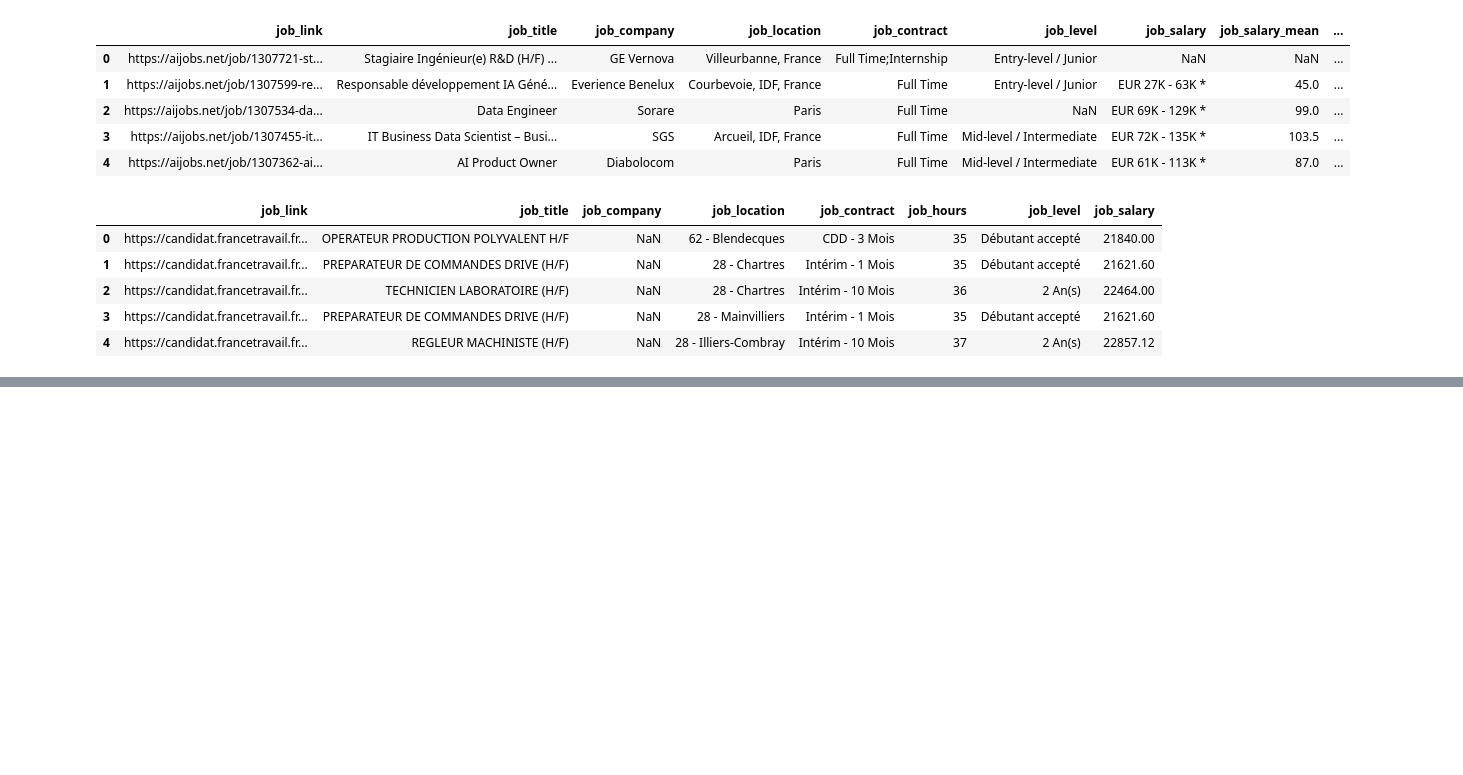
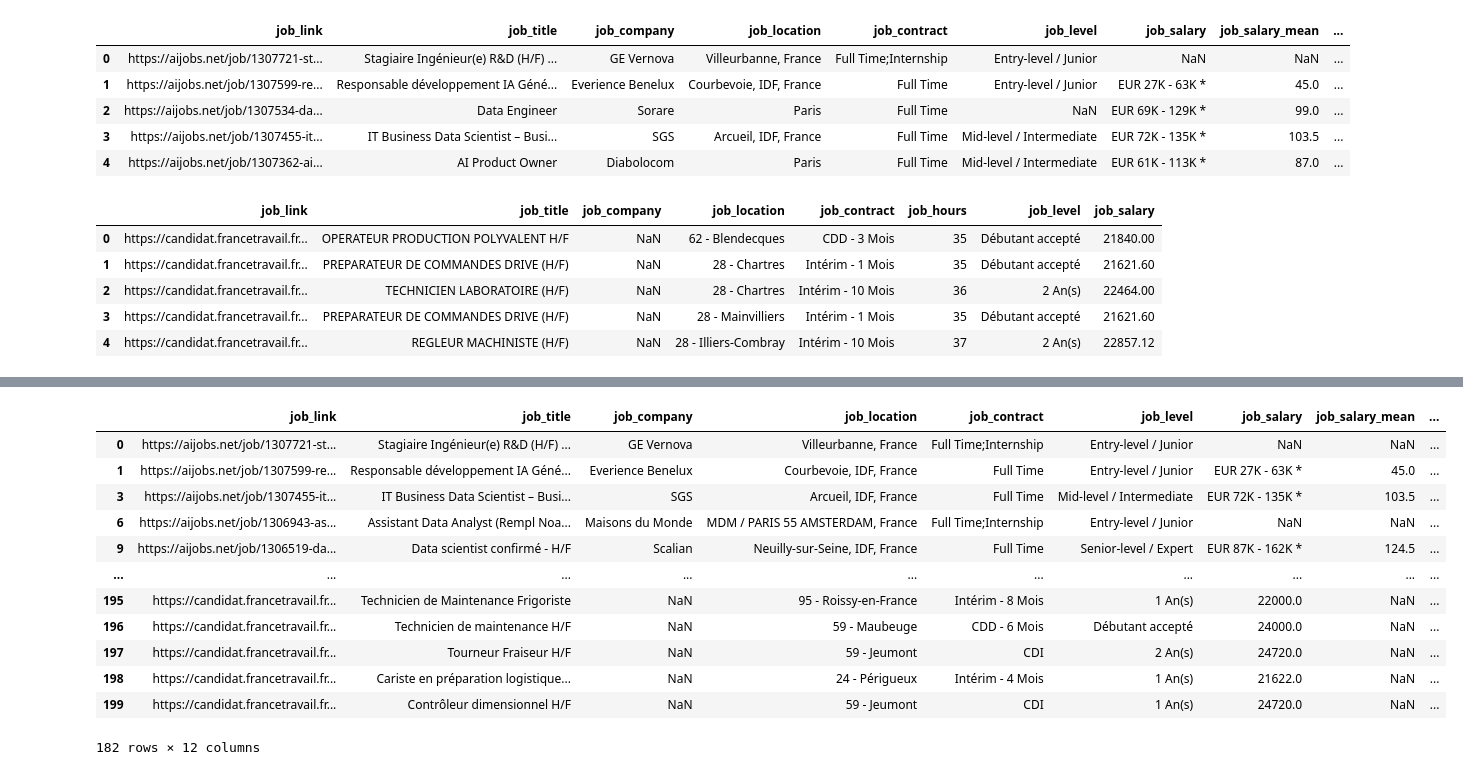
Before and after one commit to TouKhen/project-bloc-2, a Jupyter notebook: data.ipynb, the cells around one changed output, grey strips where cells are left out. Saved outputs shown, nothing was run; the diff lists cells and outputs as text; code cells hidden in the pictures; blank space fills up the shorter version.

```diff
--- a/data.ipynb
+++ b/data.ipynb
@@ -23,0 +97,16 @@ csv_api_file.head()
+# %%
+not_paris_data
+# %% [output]
+|  | job_link | job_title | job_company | job_location | job_contract | job_level | job_salary | job_salary_mean | ... |
+| 0 | https://aijobs.net/job/1307721-st... | Stagiaire Ingénieur(e) R&D (H/F) ... | GE Vernova | Villeurbanne, France | Full Time;Internship | Entry-level / Junior | NaN | NaN | ... |
+| 1 | https://aijobs.net/job/1307599-re... | Responsable développement IA Géné... | Everience Benelux | Courbevoie, IDF, France | Full Time | Entry-level / Junior | EUR 27K - 63K * | 45.0 | ... |
+| 3 | https://aijobs.net/job/1307455-it... | IT Business Data Scientist – Busi... | SGS | Arcueil, IDF, France | Full Time | Mid-level / Intermediate | EUR 72K - 135K * | 103.5 | ... |
+| 6 | https://aijobs.net/job/1306943-as... | Assistant Data Analyst (Rempl Noa... | Maisons du Monde | MDM / PARIS 55 AMSTERDAM, France | Full Time;Internship | Entry-level / Junior | NaN | NaN | ... |
+| 9 | https://aijobs.net/job/1306519-da... | Data scientist confirmé - H/F | Scalian | Neuilly-sur-Seine, IDF, France | Full Time | Senior-level / Expert | EUR 87K - 162K * | 124.5 | ... |
+| ... | ... | ... | ... | ... | ... | ... | ... | ... | ... |
+| 195 | https://candidat.francetravail.fr... | Technicien de Maintenance Frigoriste | NaN | 95 - Roissy-en-France | Intérim - 8 Mois | 1 An(s) | 22000.0 | NaN | ... |
+| 196 | https://candidat.francetravail.fr... | Technicien de maintenance H/F | NaN | 59 - Maubeuge | CDD - 6 Mois | Débutant accepté | 24000.0 | NaN | ... |
+| 197 | https://candidat.francetravail.fr... | Tourneur Fraiseur H/F | NaN | 59 - Jeumont | CDI | 2 An(s) | 24720.0 | NaN | ... |
+| 198 | https://candidat.francetravail.fr... | Cariste en préparation logistique... | NaN | 24 - Périgueux | Intérim - 4 Mois | 1 An(s) | 21622.0 | NaN | ... |
+| 199 | https://candidat.francetravail.fr... | Contrôleur dimensionnel H/F | NaN | 59 - Jeumont | CDI | 1 An(s) | 24720.0 | NaN | ... |
+182 rows × 12 columns
```
Also changed, not shown: parts of 11 cells of this notebook, 1 other file.
